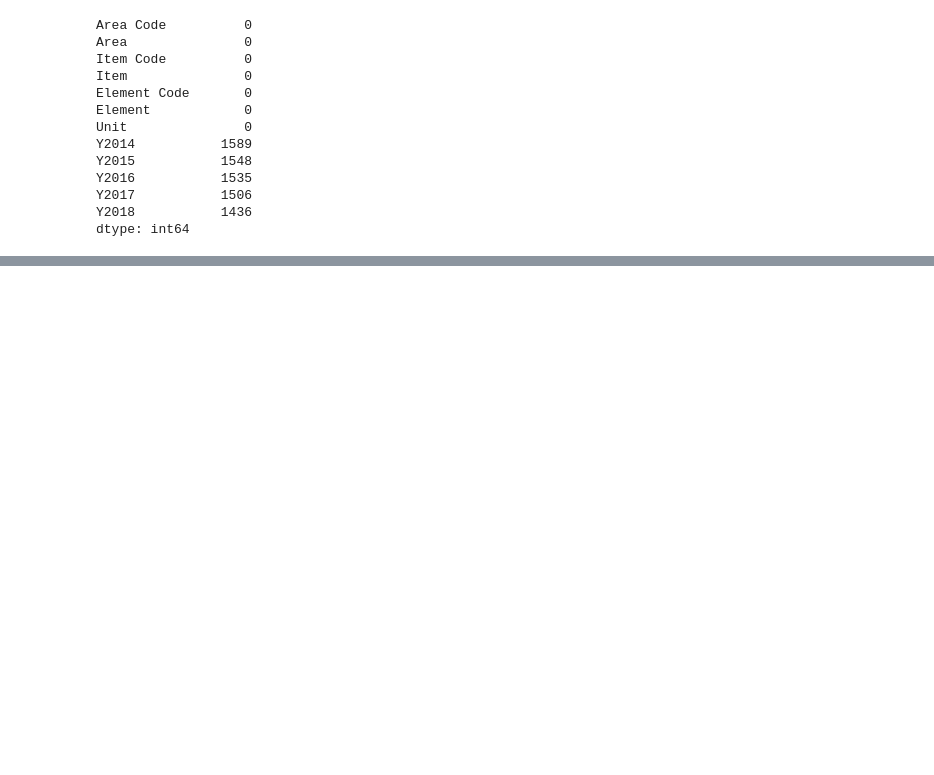
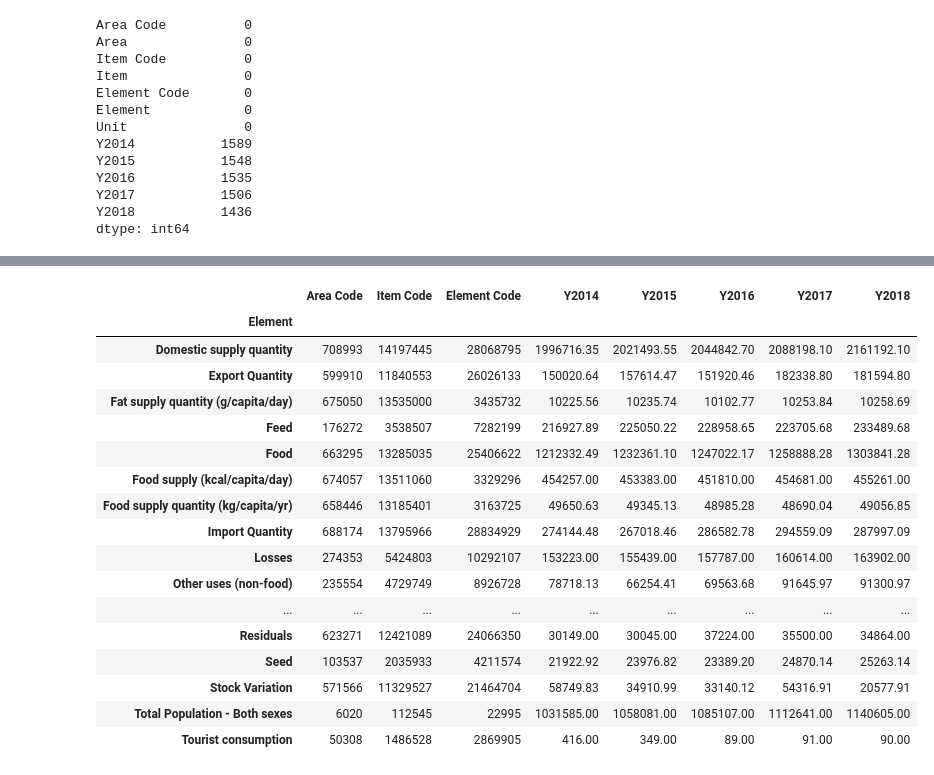
Before and after one commit to Rubylena/Quiz1, a Jupyter notebook: Quiz 1.ipynb, the cells around one changed output, grey strips where cells are left out. Cells and saved outputs as stored; diff of their text form; code cells hidden in the pictures; blank space fills up the shorter version.

```diff
--- a/Quiz 1.ipynb
+++ b/Quiz 1.ipynb
@@ -73,0 +109,21 @@ fit_reg=True)
+# %%
+climate_data.groupby('Element').sum()
+# %% [output]
+|  | Area Code | Item Code | Element Code | Y2014 | Y2015 | Y2016 | Y2017 | Y2018 |
+| Element |  |  |  |  |  |  |  |  |
+| Domestic supply quantity | 708993 | 14197445 | 28068795 | 1996716.35 | 2021493.55 | 2044842.70 | 2088198.10 | 2161192.10 |
+| Export Quantity | 599910 | 11840553 | 26026133 | 150020.64 | 157614.47 | 151920.46 | 182338.80 | 181594.80 |
+| Fat supply quantity (g/capita/day) | 675050 | 13535000 | 3435732 | 10225.56 | 10235.74 | 10102.77 | 10253.84 | 10258.69 |
+| Feed | 176272 | 3538507 | 7282199 | 216927.89 | 225050.22 | 228958.65 | 223705.68 | 233489.68 |
+| Food | 663295 | 13285035 | 25406622 | 1212332.49 | 1232361.10 | 1247022.17 | 1258888.28 | 1303841.28 |
+| Food supply (kcal/capita/day) | 674057 | 13511060 | 3329296 | 454257.00 | 453383.00 | 451810.00 | 454681.00 | 455261.00 |
+| Food supply quantity (kg/capita/yr) | 658446 | 13185401 | 3163725 | 49650.63 | 49345.13 | 48985.28 | 48690.04 | 49056.85 |
+| Import Quantity | 688174 | 13795966 | 28834929 | 274144.48 | 267018.46 | 286582.78 | 294559.09 | 287997.09 |
+| Losses | 274353 | 5424803 | 10292107 | 153223.00 | 155439.00 | 157787.00 | 160614.00 | 163902.00 |
+| Other uses (non-food) | 235554 | 4729749 | 8926728 | 78718.13 | 66254.41 | 69563.68 | 91645.97 | 91300.97 |
+| ... | ... | ... | ... | ... | ... | ... | ... | ... |
+| Residuals | 623271 | 12421089 | 24066350 | 30149.00 | 30045.00 | 37224.00 | 35500.00 | 34864.00 |
+| Seed | 103537 | 2035933 | 4211574 | 21922.92 | 23976.82 | 23389.20 | 24870.14 | 25263.14 |
+| Stock Variation | 571566 | 11329527 | 21464704 | 58749.83 | 34910.99 | 33140.12 | 54316.91 | 20577.91 |
+| Total Population - Both sexes | 6020 | 112545 | 22995 | 1031585.00 | 1058081.00 | 1085107.00 | 1112641.00 | 1140605.00 |
+| Tourist consumption | 50308 | 1486528 | 2869905 | 416.00 | 349.00 | 89.00 | 91.00 | 90.00 |
```
Also changed, not shown: parts of 16 cells of this notebook.
